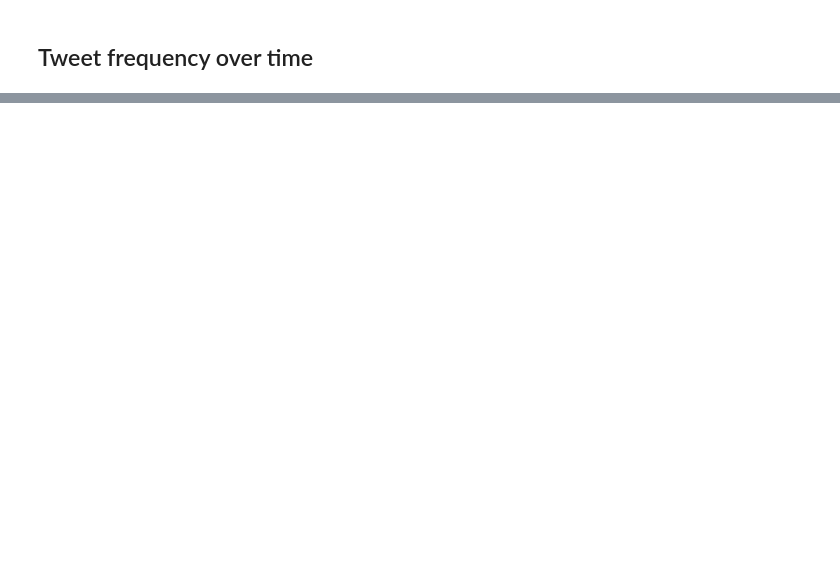
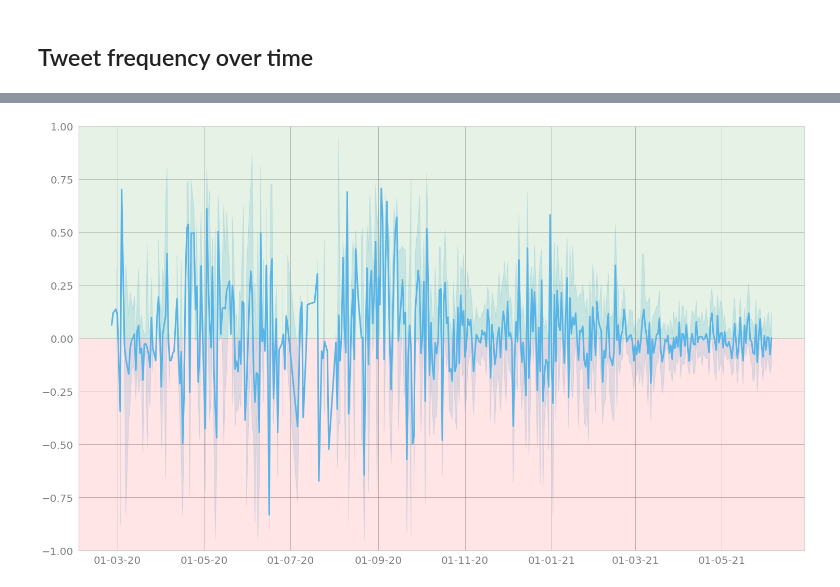
Before and after one commit to stinenyhus/HOPE-keyword-query-Twitter, a Jupyter notebook: notebooks/coronapas-tvangsvaccine-epidemilov.ipynb, the cells around one changed output, grey strips where cells are left out. Saved outputs shown, nothing was run; the diff lists cells and outputs as text; code cells hidden in the pictures; blank space fills up the shorter version.

```diff
--- a/notebooks/coronapas-tvangsvaccine-epidemilov.ipynb
+++ b/notebooks/coronapas-tvangsvaccine-epidemilov.ipynb
@@ -318,3 +108,45 @@ fig.show()
+# %%
+matplotlib.rc('ytick', labelsize=20)
+matplotlib.rc('xtick', labelsize=20)
+
+
+themes.theme_minimal(grid=False, ticks=False, fontsize=18)
+a4_dims = (25,15) #(11.7, 8.27)
+#          0 black      1 orange  2 L blue   3 green    4 L orange  5 D blue  6 D orange 7 purple
+palette = ["#000000", "#E69F00", "#56B4E9", "#009E73", "#F0E442", "#0072B2", "#D55E00", "#CC79A7"]
+
+
+fig, (ax1) = plt.subplots(1,1, figsize=a4_dims)
+sns.set(font_scale = 2)
+ax1 = sns.lineplot(x="date", y="centered_compound",
+                   color = palette[2],
+                     linewidth = 3, data = df)
+
+ax1.set(xlabel="", ylabel = "")
+ax1.xaxis.get_label().set_fontsize(40)
+ax1.yaxis.get_label().set_fontsize(40)
+
+ax1.grid(color='grey', linestyle='-', linewidth=0.5, which= "both")
+
+# Color the bg
+plt.axhspan(0, 1, color = "green", facecolor='0.2', alpha=0.1)
+plt.axhspan(0, -1, color = "red", facecolor='0.2', alpha=0.1)
+
+# Define the date format
+ax1.xaxis_date()
+date_form = mdates.DateFormatter("%d-%m-%y")
+ax1.xaxis.set_major_formatter(date_form)
+
+#fig.suptitle("Sentiment analysis of mentions of 'vaccin*'. 2020 - 2021", size = "40")
+
+#plot_name = "fig/sentiment_compound_entropy_winter.png"
+#fig.savefig(plot_name)
+
+ax1.set(ylim=(-1, 1))
+
+fig.show()
+# %% [output]
+[figure, added]
 # %%
 matplotlib.rc('ytick', labelsize=20)
 matplotlib.rc('xtick', labelsize=20)
```
Also changed, not shown: parts of 69 cells of this notebook, 1 other file.
